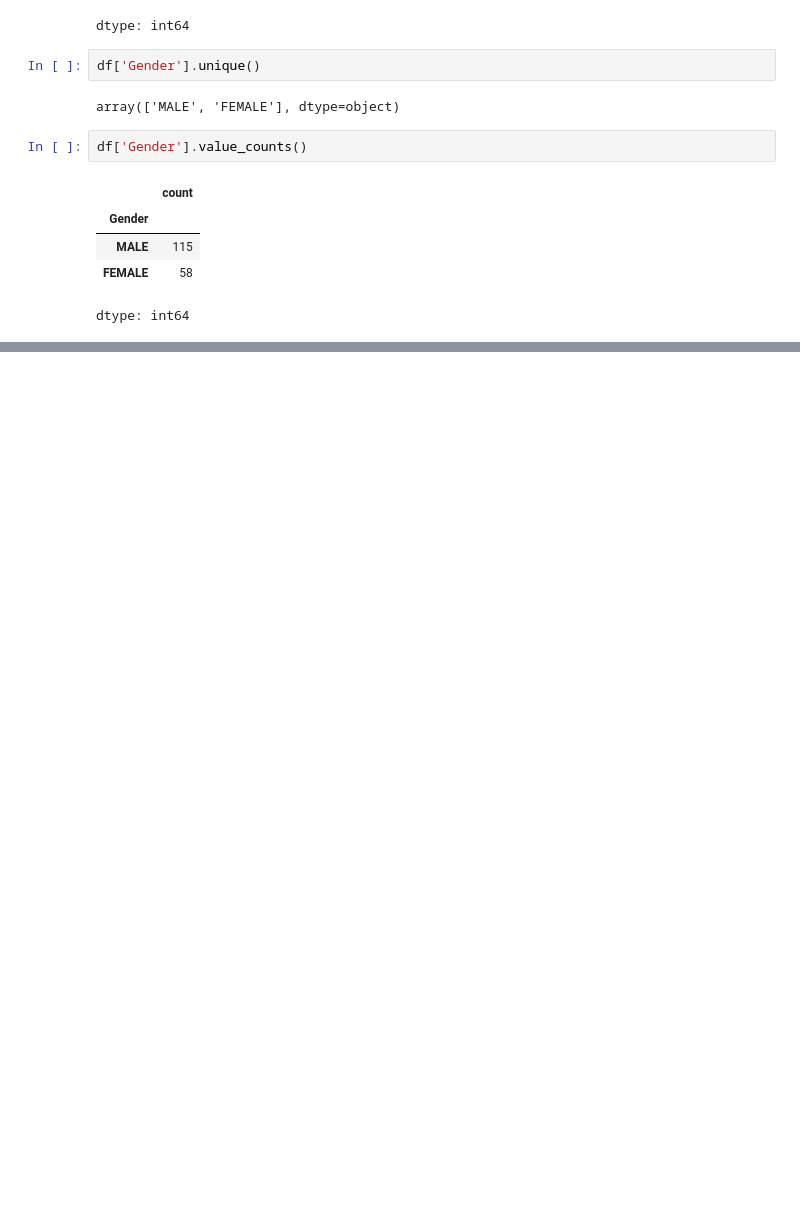
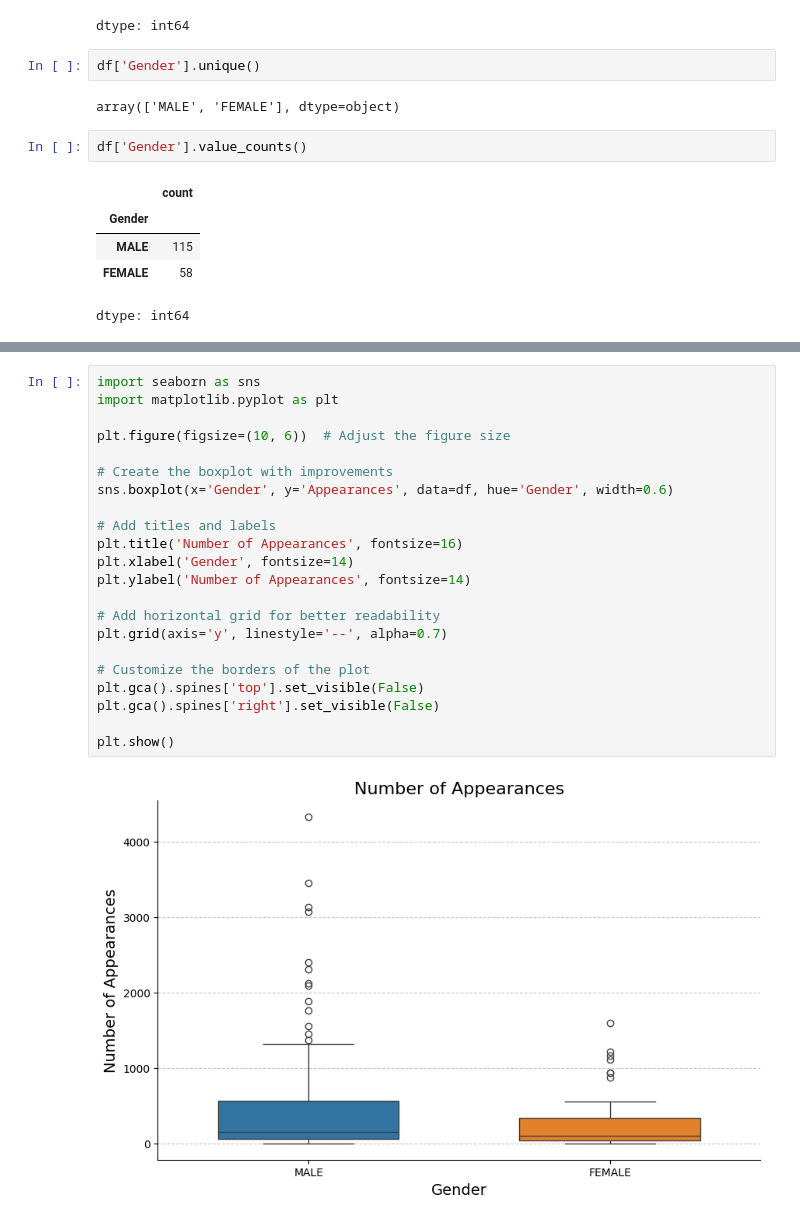
Before and after one commit to viktoruebelhart/avengers, a Jupyter notebook: avengers.ipynb, the cells around one changed output, grey strips where cells are left out. Drawn from its saved outputs; the diff is of its cells as text; blank space fills up the shorter version.

```diff
--- a/avengers.ipynb
+++ b/avengers.ipynb
@@ -191,0 +298,24 @@ plt.show()
+# %%
+import seaborn as sns
+import matplotlib.pyplot as plt
+
+plt.figure(figsize=(10, 6))  # Adjust the figure size
+
+# Create the boxplot with improvements
+sns.boxplot(x='Gender', y='Appearances', data=df, hue='Gender', width=0.6)
+
+# Add titles and labels
+plt.title('Number of Appearances', fontsize=16)
+plt.xlabel('Gender', fontsize=14)
+plt.ylabel('Number of Appearances', fontsize=14)
+
+# Add horizontal grid for better readability
+plt.grid(axis='y', linestyle='--', alpha=0.7)
+
+# Customize the borders of the plot
+plt.gca().spines['top'].set_visible(False)
+plt.gca().spines['right'].set_visible(False)
+
+plt.show()
+# %% [output]
+[figure, added]
```
Also changed, not shown: parts of 13 cells of this notebook.
